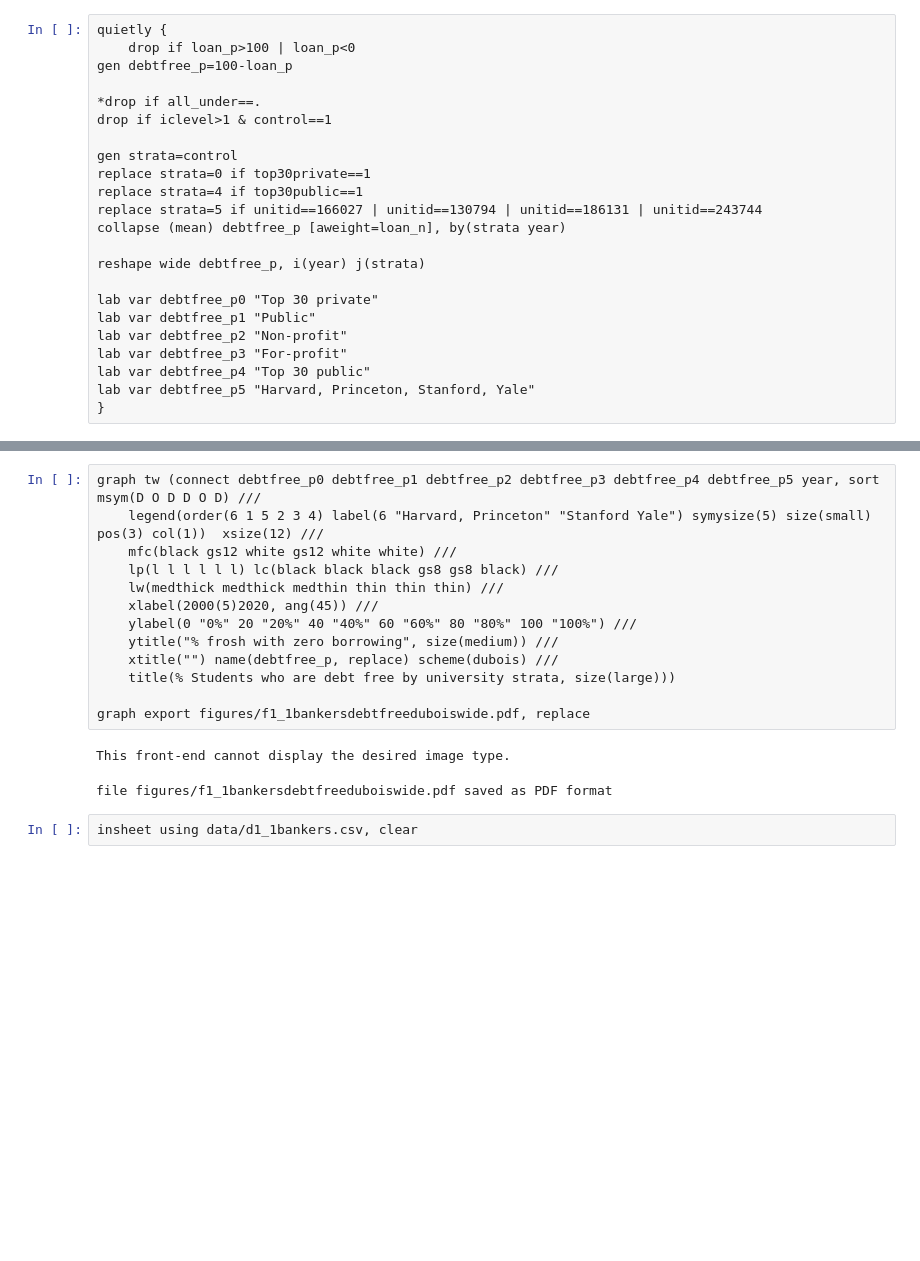
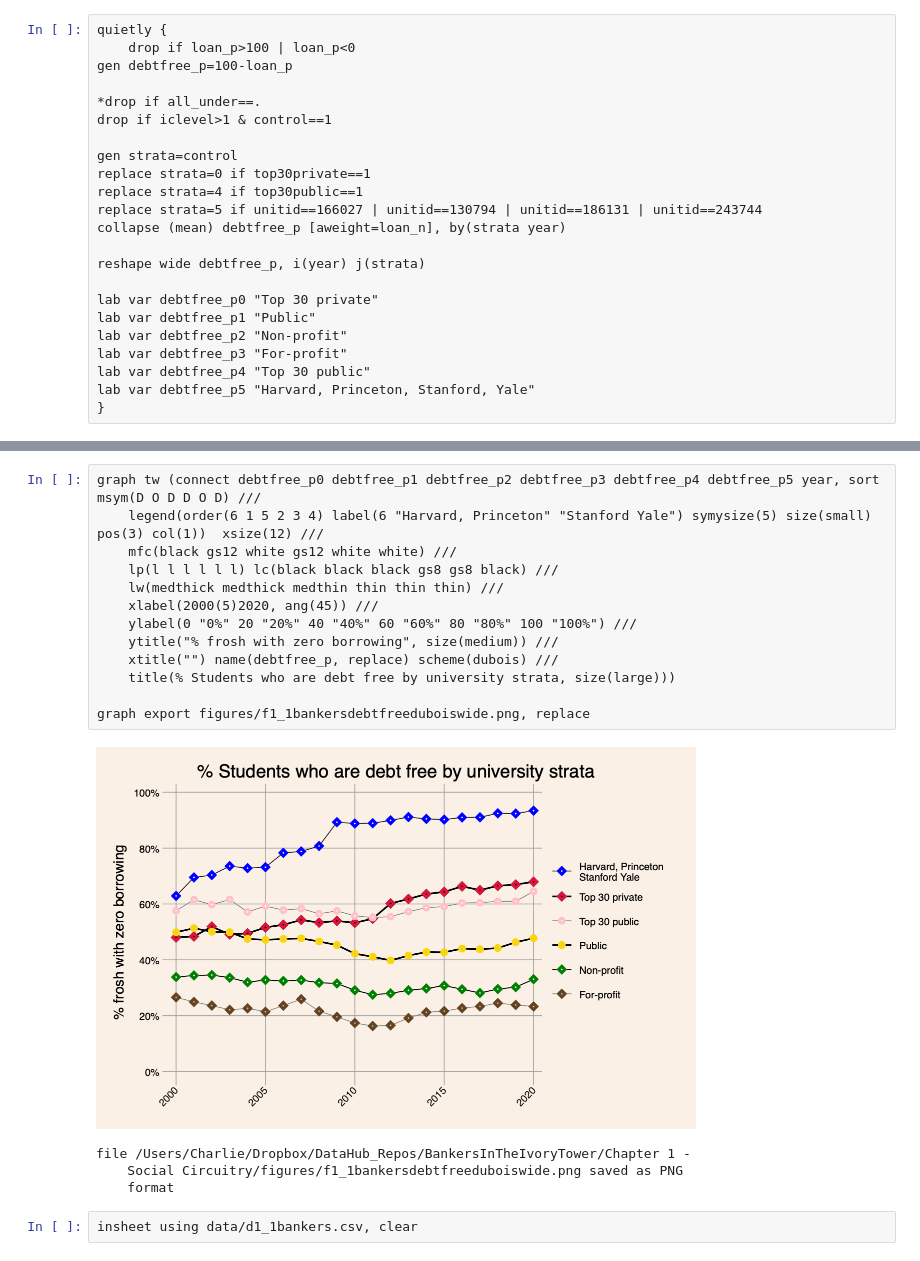
Before and after one commit to HigherEdData/BankersInTheIvoryTower, a Jupyter notebook: Chapter 1 - Social Circuitry/f1_1debtfree_by_strata.ipynb, the cells around one changed output, grey strips where cells are left out. Saved outputs shown, nothing was run; the diff lists cells and outputs as text; blank space fills up the shorter version.

```diff
--- a/Chapter 1 - Social Circuitry/f1_1debtfree_by_strata.ipynb
+++ b/Chapter 1 - Social Circuitry/f1_1debtfree_by_strata.ipynb
@@ -77,19 +79,21 @@ outsheet using figures/f1_1bankersdebtfreedubois.csv, comma replace
 # %%
 graph tw (connect debtfree_p0 debtfree_p1 debtfree_p2 debtfree_p3 debtfree_p4 debtfree_p5 year, sort msym(D O D D O D) ///
 	legend(order(6 1 5 2 3 4) label(6 "Harvard, Princeton" "Stanford Yale") symysize(5) size(small) pos(3) col(1))  xsize(12) ///
 	mfc(black gs12 white gs12 white white) ///
 	lp(l l l l l l) lc(black black black gs8 gs8 black) ///
 	lw(medthick medthick medthin thin thin thin) ///
 	xlabel(2000(5)2020, ang(45)) ///
 	ylabel(0 "0%" 20 "20%" 40 "40%" 60 "60%" 80 "80%" 100 "100%") ///
 	ytitle("% frosh with zero borrowing", size(medium)) ///
 	xtitle("") name(debtfree_p, replace) scheme(dubois) ///
     title(% Students who are debt free by university strata, size(large)))
 
-graph export figures/f1_1bankersdebtfreeduboiswide.pdf, replace
+graph export figures/f1_1bankersdebtfreeduboiswide.png, replace
 # %% [output]
+[figure, added]
-This front-end cannot display the desired image type.
+file /Users/Charlie/Dropbox/DataHub_Repos/BankersInTheIvoryTower/Chapter 1 -
+    Social Circuitry/figures/f1_1bankersdebtfreeduboiswide.png saved as PNG
+    format
-file figures/f1_1bankersdebtfreeduboiswide.pdf saved as PDF format
 # %%
 insheet using data/d1_1bankers.csv, clear
 # %% [output]
```
Also changed, not shown: parts of 6 cells of this notebook, 8 other files.
